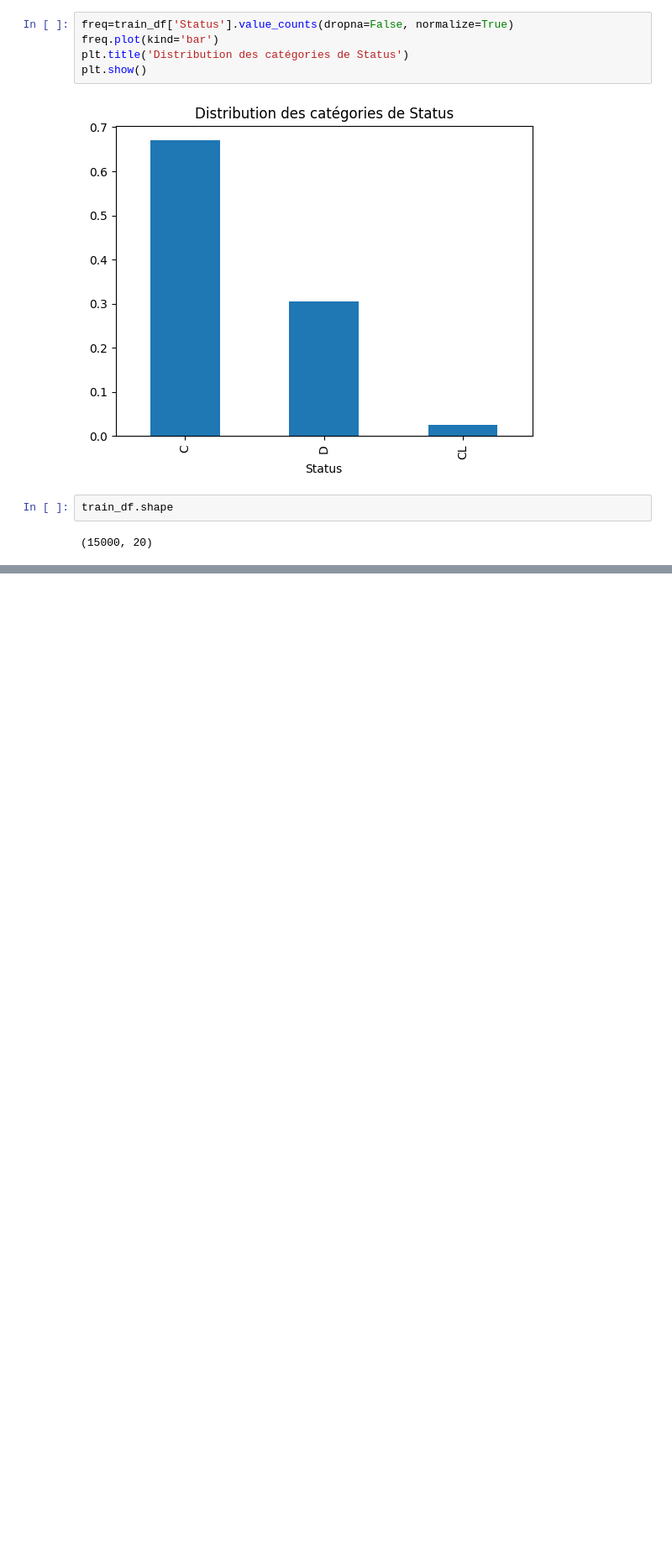
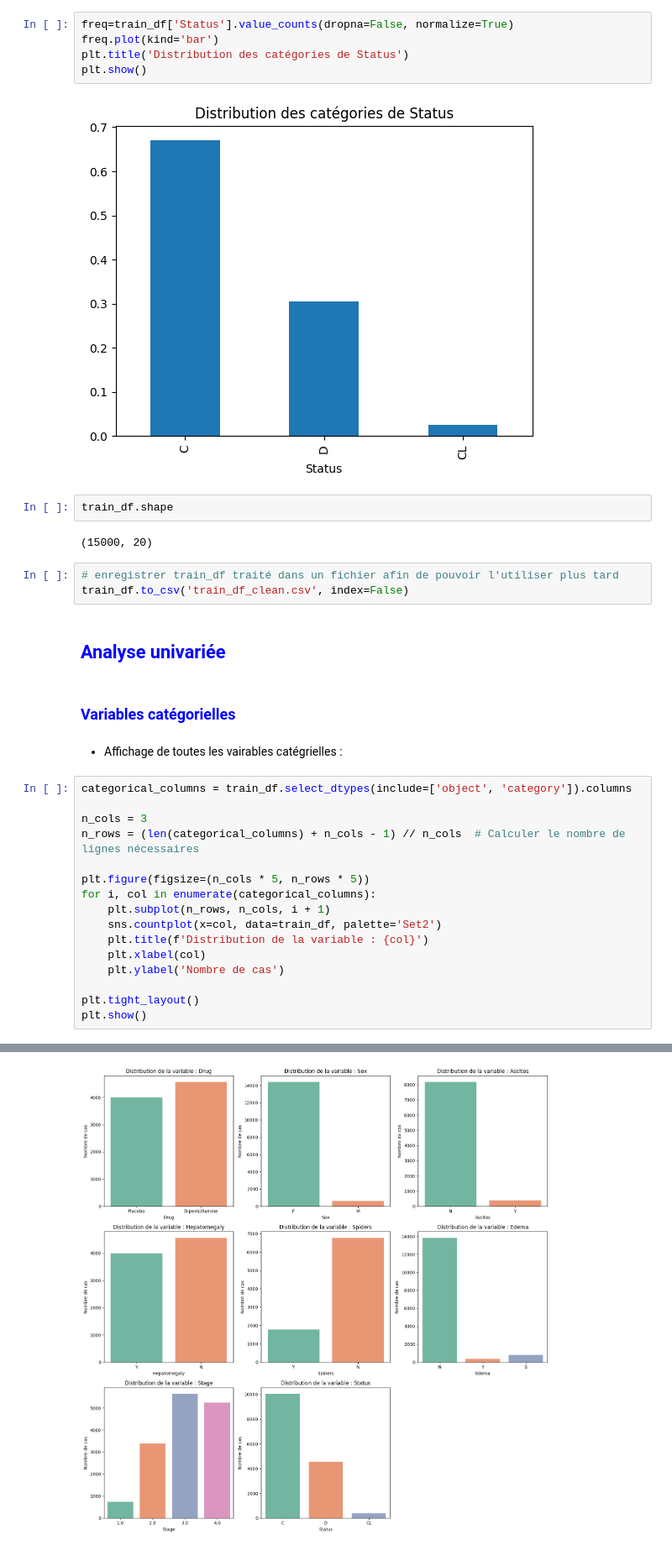
Before and after one commit to melaniedaddio/projet, a Jupyter notebook: EDA.ipynb, the cells around one changed output, grey strips where cells are left out. Shown at 84% size. Saved outputs shown, nothing was run; the diff lists cells and outputs as text; blank space fills up the shorter version.

```diff
--- a/EDA.ipynb
+++ b/EDA.ipynb
@@ -1127,3 +1127,29 @@ plt.show()
 train_df.shape
 # %% [output]
 (15000, 20)
+# %%
+# enregistrer train_df traité dans un fichier afin de pouvoir l'utiliser plus tard
+train_df.to_csv('train_df_clean.csv', index=False)
+# %% [markdown]
+## <span style="color:blue">Analyse univariée</span>
+# %% [markdown]
+### <span style="color:blue">Variables catégorielles</span>
+# %% [markdown]
+* Affichage de toutes les vairables catégrielles :
+# %%
+categorical_columns = train_df.select_dtypes(include=['object', 'category']).columns
+
+n_cols = 3
+n_rows = (len(categorical_columns) + n_cols - 1) // n_cols  # Calculer le nombre de lignes nécessaires
+
+plt.figure(figsize=(n_cols * 5, n_rows * 5))
+for i, col in enumerate(categorical_columns):
+    plt.subplot(n_rows, n_cols, i + 1)
+    sns.countplot(x=col, data=train_df, palette='Set2')
+    plt.title(f'Distribution de la variable : {col}')
+    plt.xlabel(col)
+    plt.ylabel('Nombre de cas')
+
+plt.tight_layout()
+plt.show()
+# %% [output]
@@ -1129,0 +1173 @@ train_df.shape
+[figure, added]
```
Also changed, not shown: parts of 20 cells of this notebook, 1 other file.
